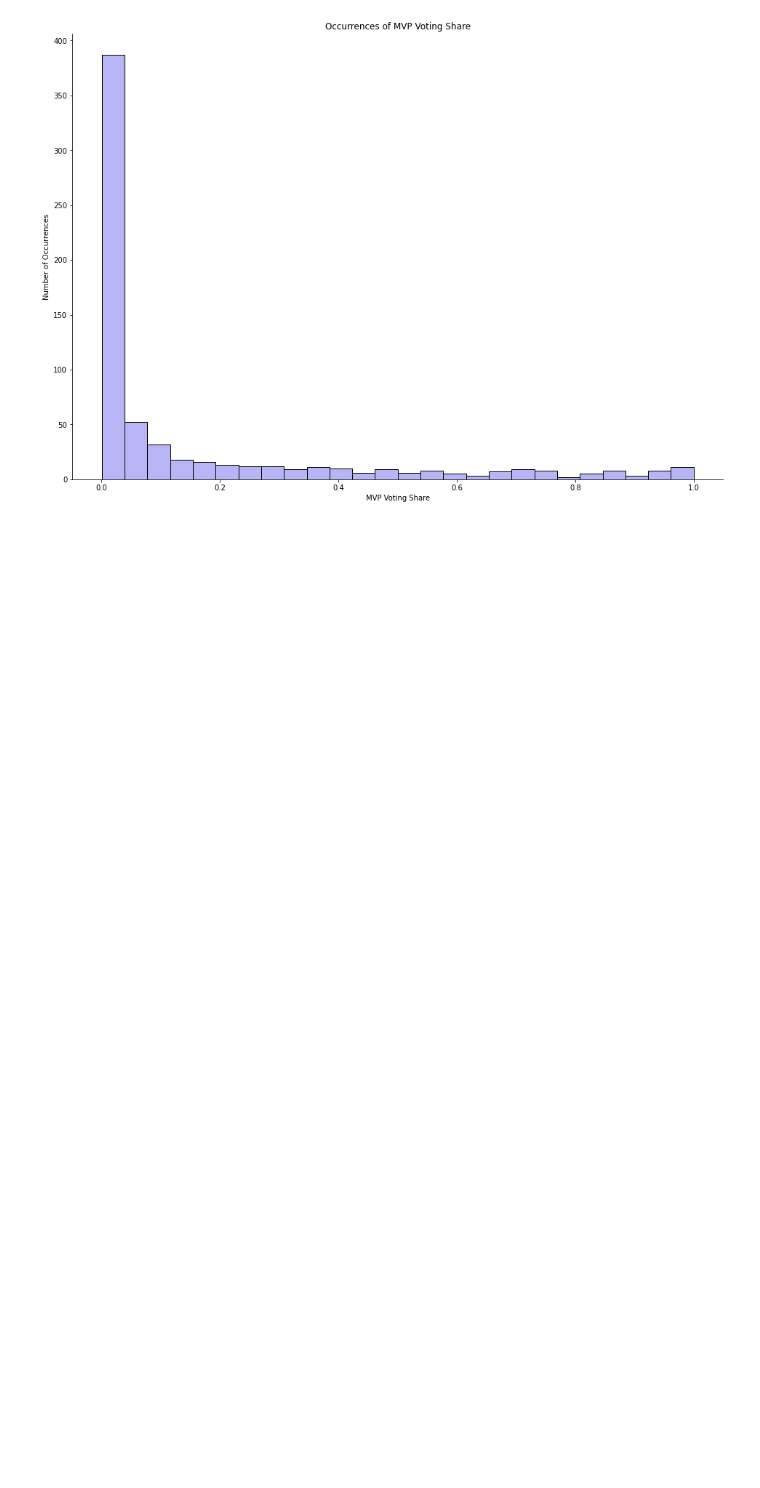
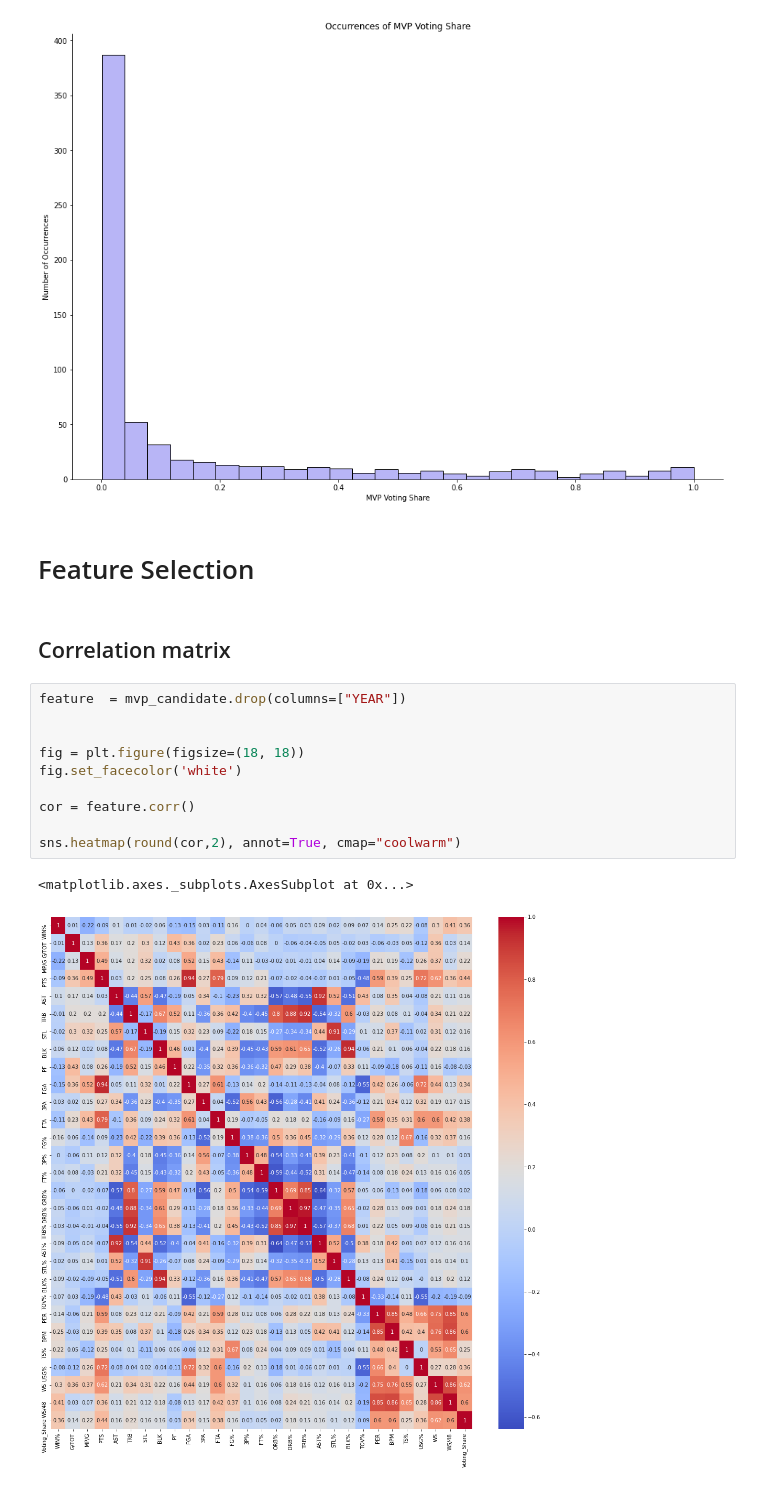
Before and after one commit to biepansiri01/nbamvpprediction, a Jupyter notebook: mvpprediction.ipynb, the cells around one changed output. Saved outputs shown, nothing was run; the diff lists cells and outputs as text; blank space fills up the shorter version.

```diff
--- a/mvpprediction.ipynb
+++ b/mvpprediction.ipynb
@@ -58,3 +60,21 @@ hist.fig.set_figwidth(15)
 hist.fig.set_figheight(10)
 # %% [output]
 [figure]
+# %% [markdown]
+# Feature Selection
+# %% [markdown]
+
+## Correlation matrix
+# %%
+feature  = mvp_candidate.drop(columns=["YEAR"])
+
+
+fig = plt.figure(figsize=(18, 18))
+fig.set_facecolor('white')
+
+cor = feature.corr()
+
+sns.heatmap(round(cor,2), annot=True, cmap="coolwarm")
+# %% [output]
+<matplotlib.axes._subplots.AxesSubplot at 0x...>
+[figure, added]
```
Also changed, not shown: parts of 19 cells of this notebook.
